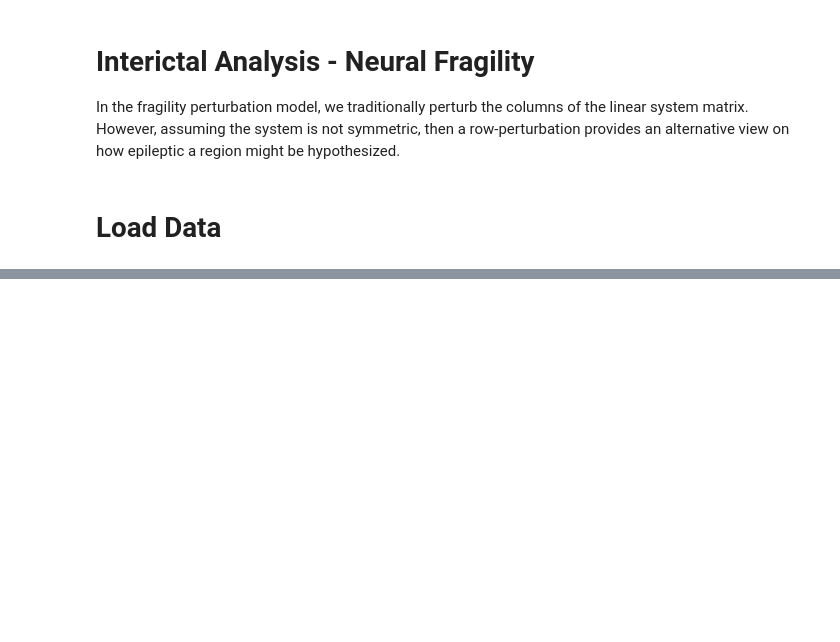
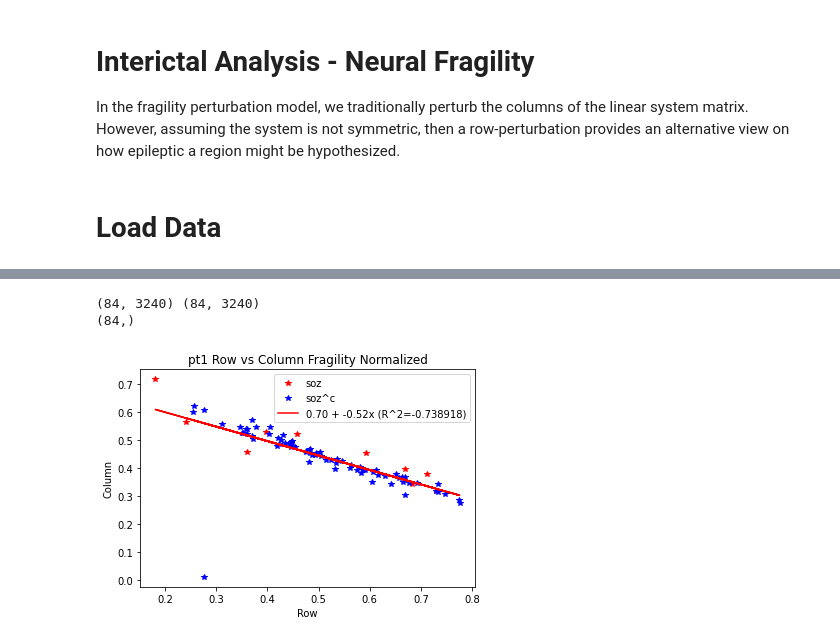
Before and after one commit to adam2392/interictal_study, a Jupyter notebook: notebooks/0.1-row_vs_column_perturbations.ipynb, the cells around one changed output, grey strips where cells are left out. Saved outputs shown, nothing was run; the diff lists cells and outputs as text; code cells hidden in the pictures; blank space fills up the shorter version.

```diff
--- a/notebooks/0.1-row_vs_column_perturbations.ipynb
+++ b/notebooks/0.1-row_vs_column_perturbations.ipynb
@@ -134,0 +183,35 @@ Loading /Users/adam2392/Dropbox/epilepsy_bids/derivatives/interictal/1000Hz/frag
+# %%
+# do plot
+_row_result = row_result.copy()
+_col_result = col_result.copy()
+_row_result.normalize()
+_col_result.normalize()
+row_pert_mats = _row_result.get_data()
+col_pert_mats = _col_result.get_data()
+
+print(col_pert_mats.shape, row_pert_mats.shape)
+
+col_avg = col_pert_mats.mean(axis=1)
+row_avg = row_pert_mats.mean(axis=1)
+
+print(col_avg.shape)
+
+linreg = scipy.stats.linregress(row_avg, col_avg)
+
+# plot
+fig, ax = plt.subplots()
+for inds, marker, label in zip([soz_inds, nsoz_inds], ['r*', 'b*'], ['soz', 'soz^c']):
+    ax.plot(row_avg[inds], col_avg[inds], marker, label=label)
+ax.plot(row_avg, linreg.intercept + linreg.slope*row_avg, 'r',
+        label=f'{linreg.intercept:.2f} + {linreg.slope:.2f}x (R^2={linreg.rvalue:3f})')
+ax.set(
+    title=f'{subject} Row vs Column Fragility Normalized',
+    xlabel='Row', ylabel='Column')
+ax.legend()
+
+fig.savefig(figures_dir / f'{subject}-rowvscol_fragility.pdf',
+            bbox_inches='tight')
+# %% [output]
+(84, 3240) (84, 3240)
+(84,)
+[figure, added]
```
Also changed, not shown: parts of 6 cells of this notebook, 18 other files.
